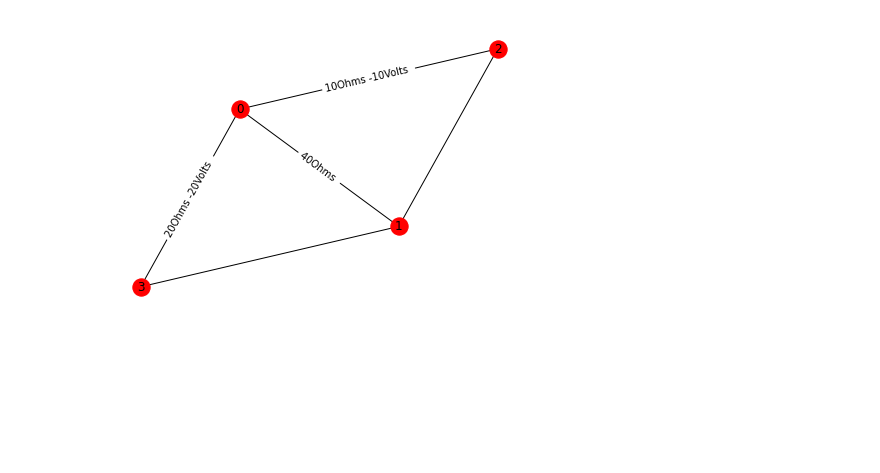
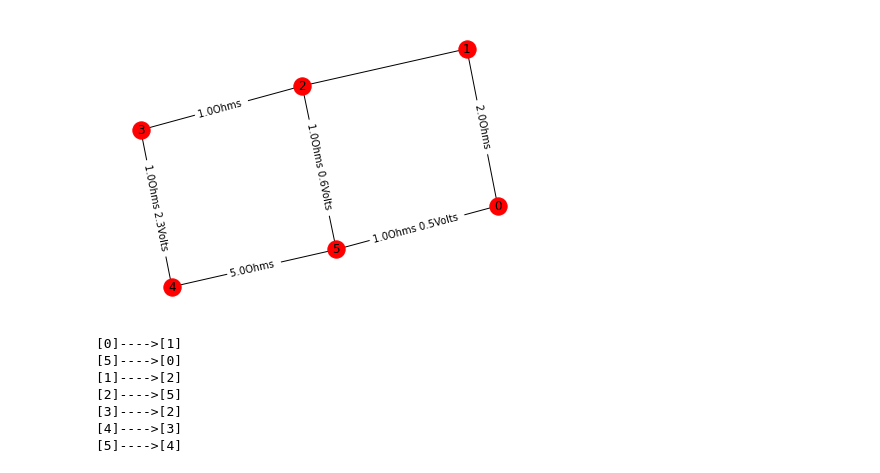
Before and after one commit to Mehrdadghassabi/Gracc, a Jupyter notebook: BCSThesis/Source/GRacC.ipynb, the cells around one changed output. Drawn from its saved outputs; the diff is of its cells as text; code cells hidden in the pictures; blank space fills up the shorter version.

```diff
--- a/BCSThesis/Source/GRacC.ipynb
+++ b/BCSThesis/Source/GRacC.ipynb
@@ -29,6 +37,11 @@ def str_on_edge(a,b,c,d):
     if not d == 0 :
        s = s + str(d) + 'Henry '
     return s
+# %%
+def print_sug_dir(vals):
+    for val in vals :
+        s = '[' + str(val[0]) + ']' + '---->' + '[' + str(val[1]) + ']'
+        print(s)
 # %%
 # this function get the example circuit information
 # from .txt file by parsing it
@@ -47,33 +60,33 @@ def circuit_parser(circ):
             omitnewlines = line.replace('\n', '')
             # remove newlines
             arrstr = omitnewlines.split(" ")
-            arrint = [int(numeric_string) for numeric_string in arrstr]
+            arrnum = [float(numeric_string) for numeric_string in arrstr]
             # in each lines there are some numbers
             # convert the line which is a string to array of numbers
             if i == 0 :
               # if its the first line it determines
               # number of nodes & edges
-              nodesnumber = arrint[0]
-              edgesnumber = arrint[1]
-              kgam = np.zeros([nodesnumber,nodesnumber], dtype=int)
+              nodesnumber = int(arrnum[0])
+              edgesnumber = int(arrnum[1])
+              kgam = np.zeros([nodesnumber,nodesnumber], dtype=float)
             else :
               # else it means that this line is an information about an edge
               # the origin and the destanation node
               # & information that an edge contains
-              xmat = arrint[0]
-              ymat = arrint[1]
+              xmat = int(arrnum[0])
+              ymat = int(arrnum[1])
 
               Coord = (xmat,ymat)
               kgam[xmat][ymat] = 1
 
               att_of_edge = {}
-              att_of_edge['resistor'] = arrint[2]
-              att_of_edge['battery'] = arrint[3]
-              att_of_edge['capacitor'] = arrint[4]
-              att_of_edge['self'] = arrint[5]
+              att_of_edge['resistor'] = arrnum[2]
+              att_of_edge['battery'] = arrnum[3]
+              att_of_edge['capacitor'] = arrnum[4]
+              att_of_edge['self'] = arrnum[5]
               att_of_edge['suggested_dir'] = Coord
-              att_of_edge['whole'] = str_on_edge(arrint[2],arrint[3],
-                                                 arrint[4],arrint[5])
+              att_of_edge['whole'] = str_on_edge(arrnum[2],arrnum[3],
+                                                 arrnum[4],arrnum[5])
 
               kgedgatt[Coord] = att_of_edge
             i = i + 1
@@ -82,12 +95,13 @@ def circuit_parser(circ):
      nx.set_edge_attributes(kg, kgedgatt)
      return kg
 # %%
-def plot_kirchoff_graph_before_solving(kg):
+def plot_kirchoffgraph(kg):
     pos = nx.spring_layout(kg)
     nx.draw(kg, pos, with_labels=True, node_color='#FF0000')
     edge_labels = nx.get_edge_attributes(kg,'whole')
     nx.draw_networkx_edge_labels(kg, pos, edge_labels)
     plt.show()
+    print_sug_dir(nx.get_edge_attributes(kg,'suggested_dir').values())
 # %%
 # this function takes kirchoff graph & minimum spaning tree
 # and returns edges that eliminated
@@ -196,7 +210,14 @@ def find_kg_edges_weights(kg):
            break
     return linalg.solve(A, B)
-# %%
-kg1 = circuit_parser('circuit1.txt')
-plot_kirchoff_graph_before_solving(kg1)
-# %% [output]
-[figure, removed]
+# %%
+kg2 = circuit_parser('circuit2.txt')
+plot_kirchoffgraph(kg2)
+# %% [output]
+[figure, added]
+[0]---->[1]
+[5]---->[0]
+[1]---->[2]
+[2]---->[5]
+[3]---->[2]
+[4]---->[3]
+[5]---->[4]
```
Also changed, not shown: parts of 3 cells of this notebook.
